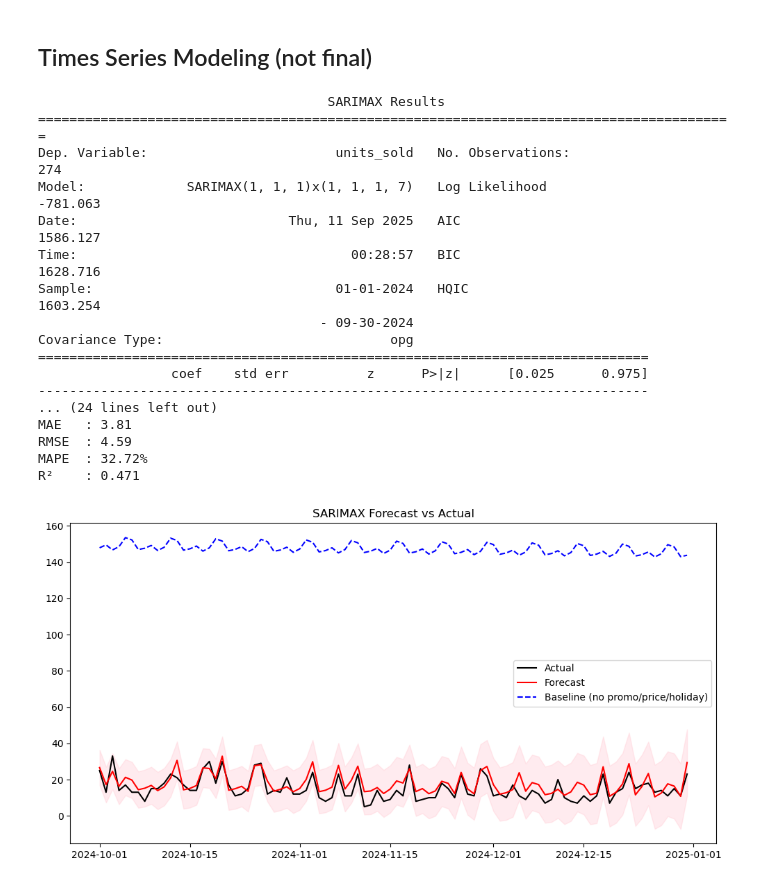
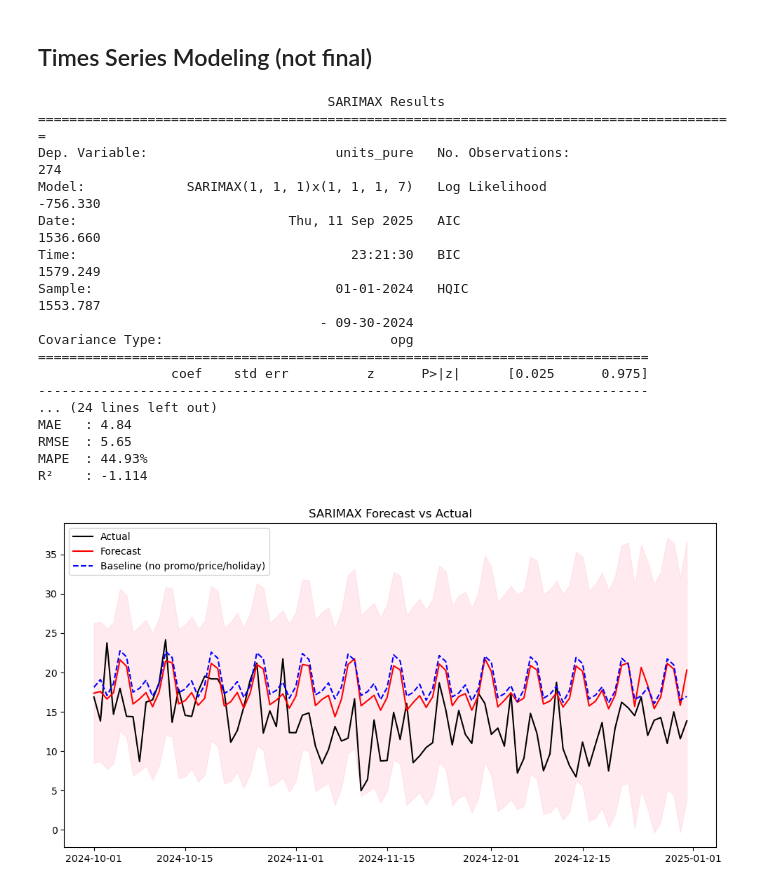
Before and after one commit to thi2709/simcel-test, a Jupyter notebook: src/reports.ipynb, the cells around one changed output. Cells and saved outputs as stored; diff of their text form; code cells hidden in the pictures.

Commit message:
add features, fix report, add schema, fix unit test

```diff
--- a/src/reports.ipynb
+++ b/src/reports.ipynb
@@ -740,27 +865,28 @@ df["promo_cont"] = ((pf == 1) & (pf.shift(1).fillna(0) == 1)).astype(int)
 # Select features
 # -------------------------------
 exog_cols = [
-    "final_price",
+    # "final_price",
     "promo_flag",
     "promo_depth",
     "promo_first_day",
     "promo_cont",
     "holiday_flag",
-    "competitor_price",
-    # you could also add "weather_index", "stock_cap" if numeric
+    # "competitor_price",
+    "weather_index",
+    "stockout_flag",
 ]
 exog_cols = [c for c in exog_cols if c in df.columns]
 
 # Convert to numeric (avoid object dtype issue)
-for c in exog_cols + ["units_sold"]:
+for c in exog_cols + ["units_pure"]:
     df[c] = pd.to_numeric(df[c], errors="coerce")
 
 # Split train/test by `set` column
 train = df[df["set"]=="train"].copy()
 test  = df[df["set"]=="test"].copy()
 
-y_train = train["units_sold"].astype(float)
-y_test  = test["units_sold"].astype(float)
+y_train = train["units_pure"].astype(float)
+y_test  = test["units_pure"].astype(float)
 
 X_train = train[exog_cols].astype(float)
 X_test  = test[exog_cols].astype(float)
@@ -822,44 +948,46 @@ print(f"R²    : {r2:.3f}")
 X_base = X_test.copy()
 if "promo_flag" in X_base:       X_base["promo_flag"] = 0
 if "promo_depth" in X_base:      X_base["promo_depth"] = 0.0
 if "promo_first_day" in X_base:  X_base["promo_first_day"] = 0
 if "promo_cont" in X_base:       X_base["promo_cont"] = 0
 if "holiday_flag" in X_base:     X_base["holiday_flag"] = 0
-if "final_price" in X_base:      X_base["final_price"] = float(train["final_price"].mean())
-if "competitor_price" in X_base: X_base["competitor_price"] = float(train["competitor_price"].mean())
+# if "final_price" in X_base:      X_base["final_price"] = float(train["final_price"].mean())
+# if "competitor_price" in X_base: X_base["competitor_price"] = float(train["competitor_price"].mean())
+if "weather_index" in X_base:      X_base["weather_index"] = float(train["weather_index"].mean())
+if "stockout_flag" in X_base:     X_base["stockout_flag"] = 0
 
 baseline_pred = results.get_forecast(steps=len(y_test), exog=X_base.to_numpy(dtype="float64")).predicted_mean
 
 # ===============================
 # 6) Plot Results
 # ===============================
 plt.figure(figsize=(12,6))
 plt.plot(y_true.index, y_true, label="Actual", color="black")
 plt.plot(y_pred.index, y_pred, label="Forecast", color="red")
 plt.plot(baseline_pred.index, baseline_pred, label="Baseline (no promo/price/holiday)", color="blue", linestyle="--")
 plt.fill_between(y_pred.index,
-                 forecast.conf_int()["lower units_sold"],
-                 forecast.conf_int()["upper units_sold"],
+                 forecast.conf_int()["lower units_pure"],
+                 forecast.conf_int()["upper units_pure"],
                  color="pink", alpha=0.3)
 plt.legend()
 plt.title("SARIMAX Forecast vs Actual")
 plt.show()
 # %% [output]
                                      SARIMAX Results
 =========================================================================================
-Dep. Variable:                        units_sold   No. Observations:                  274
-Model:             SARIMAX(1, 1, 1)x(1, 1, 1, 7)   Log Likelihood                -781.063
-Date:                           Thu, 11 Sep 2025   AIC                           1586.127
-Time:                                   00:28:57   BIC                           1628.716
-Sample:                               01-01-2024   HQIC                          1603.254
+Dep. Variable:                        units_pure   No. Observations:                  274
+Model:             SARIMAX(1, 1, 1)x(1, 1, 1, 7)   Log Likelihood                -756.330
+Date:                           Thu, 11 Sep 2025   AIC                           1536.660
+Time:                                   23:21:30   BIC                           1579.249
+Sample:                               01-01-2024   HQIC                          1553.787
                                     - 09-30-2024
 Covariance Type:                             opg
 ==============================================================================
                  coef    std err          z      P>|z|      [0.025      0.975]
 ------------------------------------------------------------------------------
 ... (24 lines left out)
-MAE   : 3.81
-RMSE  : 4.59
-MAPE  : 32.72%
-R²    : 0.471
+MAE   : 4.84
+RMSE  : 5.65
+MAPE  : 44.93%
+R²    : -1.114
-[figure, old version]
+[figure, new version]
```
Also changed, not shown: parts of 19 cells of this notebook, 11 other files.
